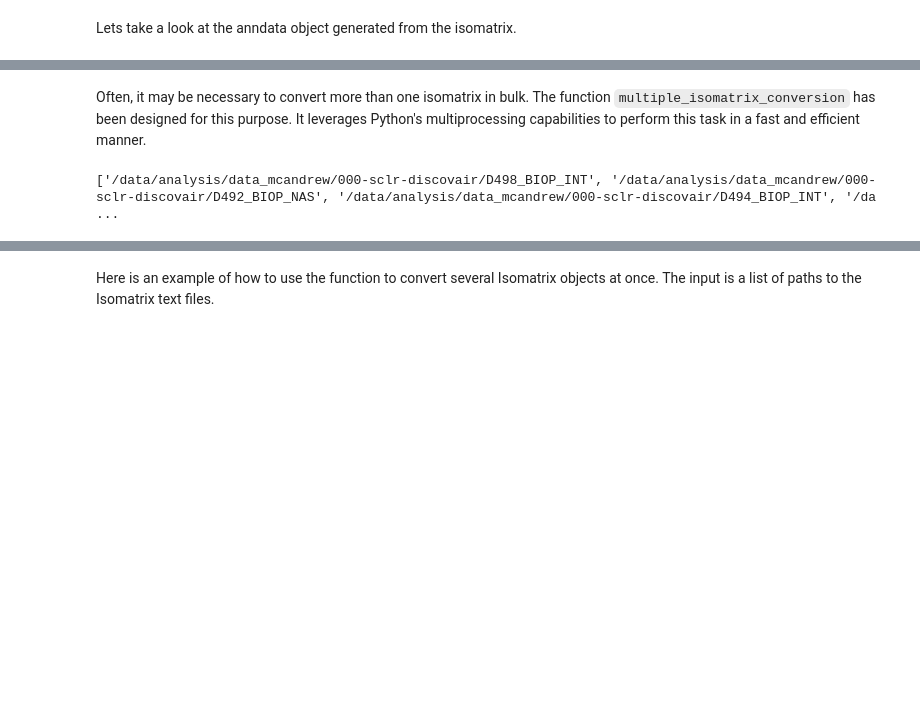
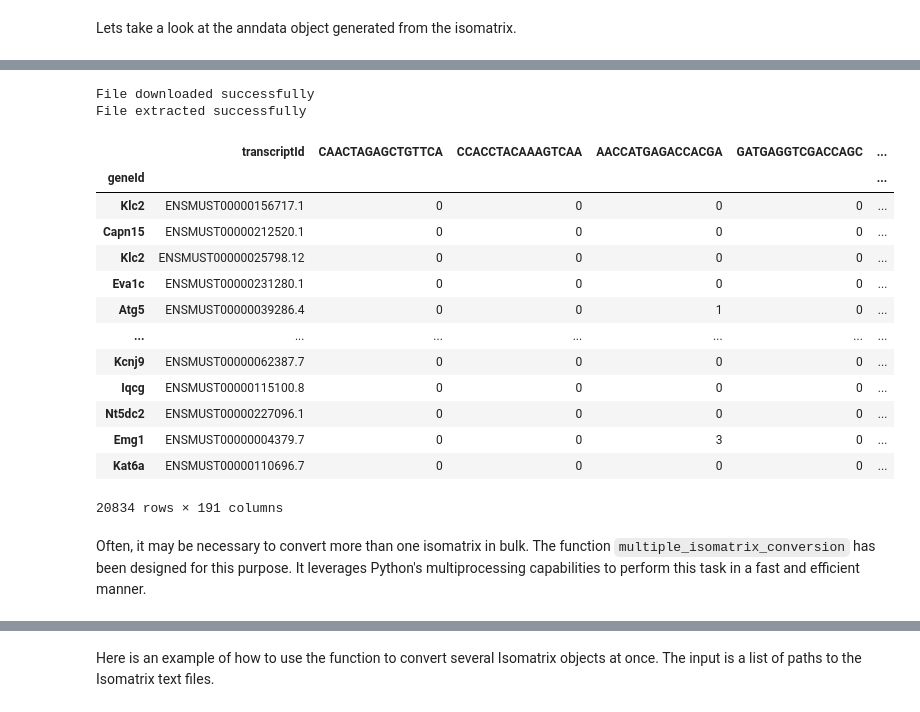
Before and after one commit to cobioda/longreadtools, a Jupyter notebook: nbs/Isomatrix_tools.ipynb, the cells around one changed output, grey strips where cells are left out. Drawn from its saved outputs; the diff is of its cells as text; code cells hidden in the pictures; blank space fills up the shorter version.

```diff
--- a/nbs/Isomatrix_tools.ipynb
+++ b/nbs/Isomatrix_tools.ipynb
@@ -121,29 +132,27 @@ def test_isomatrix_to_anndata():
     # Check the var names of the AnnData object
     assert 'geneId' in anndata.var, "The 'geneId' is not in the var of the AnnData object."
     assert 'transcriptId' in anndata.var, "The 'transcriptId' is not in the var of the AnnData object."
+# %%
+test_file = download_test_data()
+# %% [output]
+File downloaded successfully
+File extracted successfully
+# %%
+pd.read_csv(test_file,  sep='\t', index_col=0)
+# %% [output]
+|  | transcriptId | CAACTAGAGCTGTTCA | CCACCTACAAAGTCAA | AACCATGAGACCACGA | GATGAGGTCGACCAGC | ... |
+| geneId |  |  |  |  |  | ... |
+| Klc2 | ENSMUST00000156717.1 | 0 | 0 | 0 | 0 | ... |
+| Capn15 | ENSMUST00000212520.1 | 0 | 0 | 0 | 0 | ... |
+| Klc2 | ENSMUST00000025798.12 | 0 | 0 | 0 | 0 | ... |
+| Eva1c | ENSMUST00000231280.1 | 0 | 0 | 0 | 0 | ... |
+| Atg5 | ENSMUST00000039286.4 | 0 | 0 | 1 | 0 | ... |
+| ... | ... | ... | ... | ... | ... | ... |
+| Kcnj9 | ENSMUST00000062387.7 | 0 | 0 | 0 | 0 | ... |
+| Iqcg | ENSMUST00000115100.8 | 0 | 0 | 0 | 0 | ... |
+| Nt5dc2 | ENSMUST00000227096.1 | 0 | 0 | 0 | 0 | ... |
+| Emg1 | ENSMUST00000004379.7 | 0 | 0 | 3 | 0 | ... |
+| Kat6a | ENSMUST00000110696.7 | 0 | 0 | 0 | 0 | ... |
+20834 rows × 191 columns
 # %% [markdown]
 Often, it may be necessary to convert more than one isomatrix in bulk. The function `multiple_isomatrix_conversion` has been designed for this purpose. It leverages Python's multiprocessing capabilities to perform this task in a fast and efficient manner.
-# %%
-#| hide
-import os
-import regex as re
-
-directory = '/data/analysis/data_mcandrew/000-sclr-discovair/'
-
-# Define the regular expression pattern
-pattern = re.compile('.*(_BIOP_INT|BIOP_NAS)$')
-
-# Get a list of all files in the directory
-all_files = os.listdir(directory)
-
-# Filter the list to include only files that match the pattern
-matching_files = [os.path.join(directory, f) for f in all_files if pattern.match(f)]
-
-# Print the list of matching files
-print(matching_files)
-
-individual_runs = matching_files
-individual_runs = [f'{run}_isomatrix.txt' for run in individual_runs]
-individual_runs = [os.path.join(run, f'{os.path.basename(run)}_isomatrix.txt') for run in matching_files]
-# %% [output]
-['/data/analysis/data_mcandrew/000-sclr-discovair/D498_BIOP_INT', '/data/analysis/data_mcandrew/000-sclr-discovair/D492_BIOP_NAS', '/data/analysis/data_mcandrew/000-sclr-discovair/D494_BIOP_INT', '/da ...
```
Also changed, not shown: parts of 3 cells of this notebook, 21 other files.
